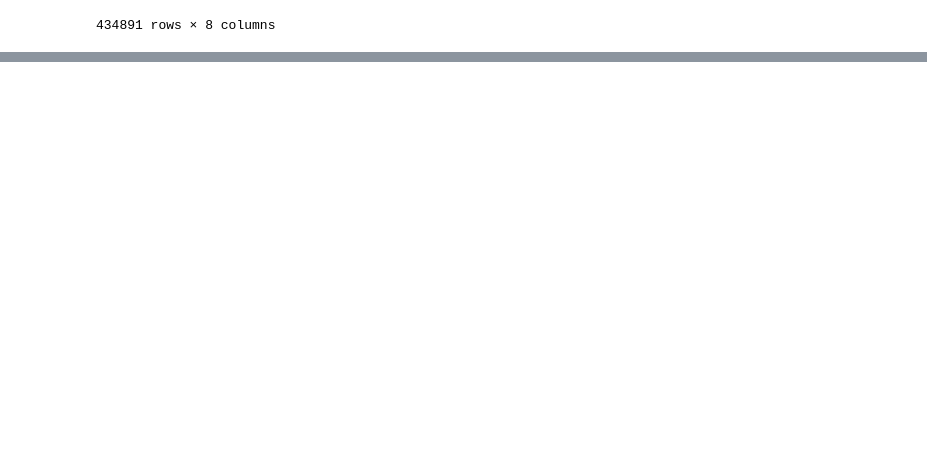
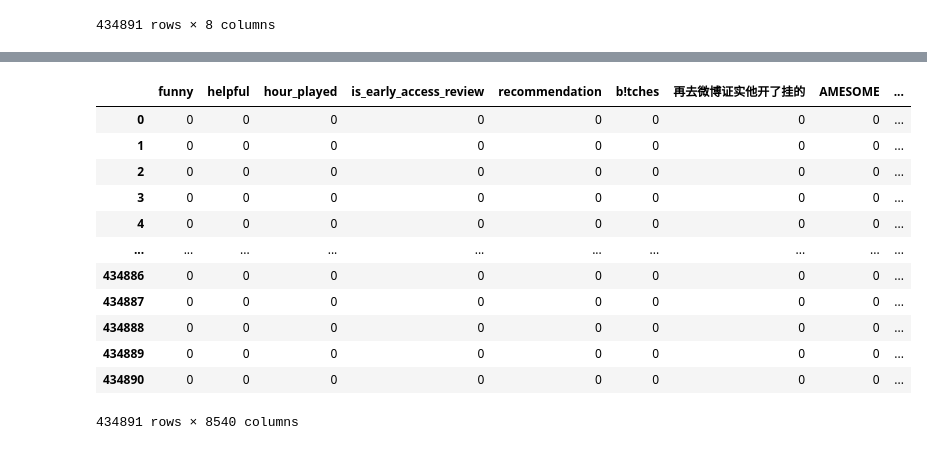
Before and after one commit to reesb/Steam-Reviews-NLP, a Jupyter notebook: Analysis.ipynb, the cells around one changed output, grey strips where cells are left out. Drawn from its saved outputs; the diff is of its cells as text; code cells hidden in the pictures; blank space fills up the shorter version.

Commit message:
started creating word dataframe

```diff
--- a/Analysis.ipynb
+++ b/Analysis.ipynb
@@ -19,0 +26,8 @@ data
+# %%
+for review in reviews:
+    review = str(review) # Apparently some of the reviews get classified as floats?
+    words = review.split()
+    for word in words:
+          AllWords.append(word)
+# %%
+UniqueWords = list(set(AllWords)) # Remove duplicates from AllWords to get UniqueWords
@@ -19,0 +43,2 @@ data
+# %%
+UsefulWords = UniqueWords[1:len(UniqueWords)//64] # Placeholder for real work
@@ -19,0 +49,3 @@ data
+# %%
+ColNames = ["funny", "helpful", "hour_played", "is_early_access_review", "recommendation"] + UsefulWords
+ColNames
@@ -19,0 +70,17 @@ data
+# %%
+df = pd.DataFrame(np.zeros([data.shape[0], len(ColNames)], dtype = np.int8), columns = ColNames) # Add 5 rows for funny, helpful, hour_played, is_early_access_review, and recommendation.
+df
+# %% [output]
+|  | funny | helpful | hour_played | is_early_access_review | recommendation | b!tches | 再去微博证实他开了挂的 | AMESOME | ... |
+| 0 | 0 | 0 | 0 | 0 | 0 | 0 | 0 | 0 | ... |
+| 1 | 0 | 0 | 0 | 0 | 0 | 0 | 0 | 0 | ... |
+| 2 | 0 | 0 | 0 | 0 | 0 | 0 | 0 | 0 | ... |
+| 3 | 0 | 0 | 0 | 0 | 0 | 0 | 0 | 0 | ... |
+| 4 | 0 | 0 | 0 | 0 | 0 | 0 | 0 | 0 | ... |
+| ... | ... | ... | ... | ... | ... | ... | ... | ... | ... |
+| 434886 | 0 | 0 | 0 | 0 | 0 | 0 | 0 | 0 | ... |
+| 434887 | 0 | 0 | 0 | 0 | 0 | 0 | 0 | 0 | ... |
+| 434888 | 0 | 0 | 0 | 0 | 0 | 0 | 0 | 0 | ... |
+| 434889 | 0 | 0 | 0 | 0 | 0 | 0 | 0 | 0 | ... |
+| 434890 | 0 | 0 | 0 | 0 | 0 | 0 | 0 | 0 | ... |
+434891 rows × 8540 columns
```
Also changed, not shown: parts of 6 cells of this notebook.
